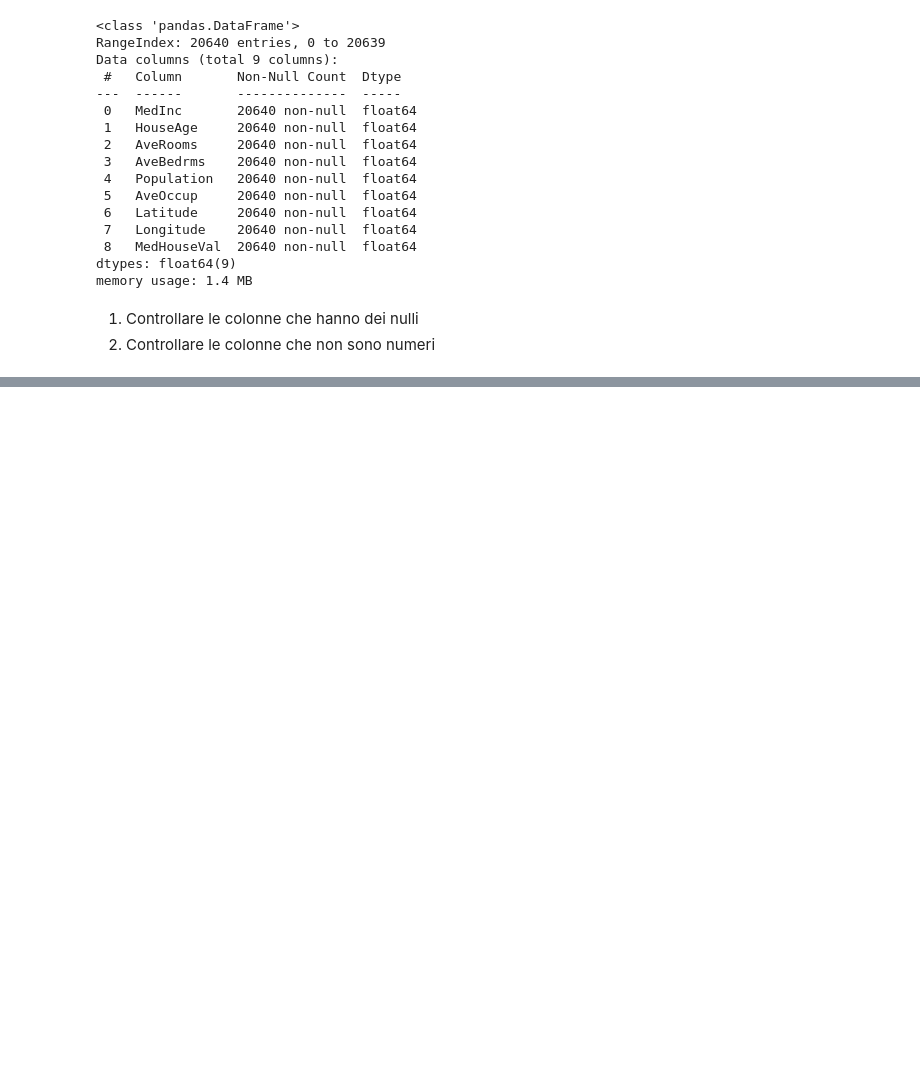
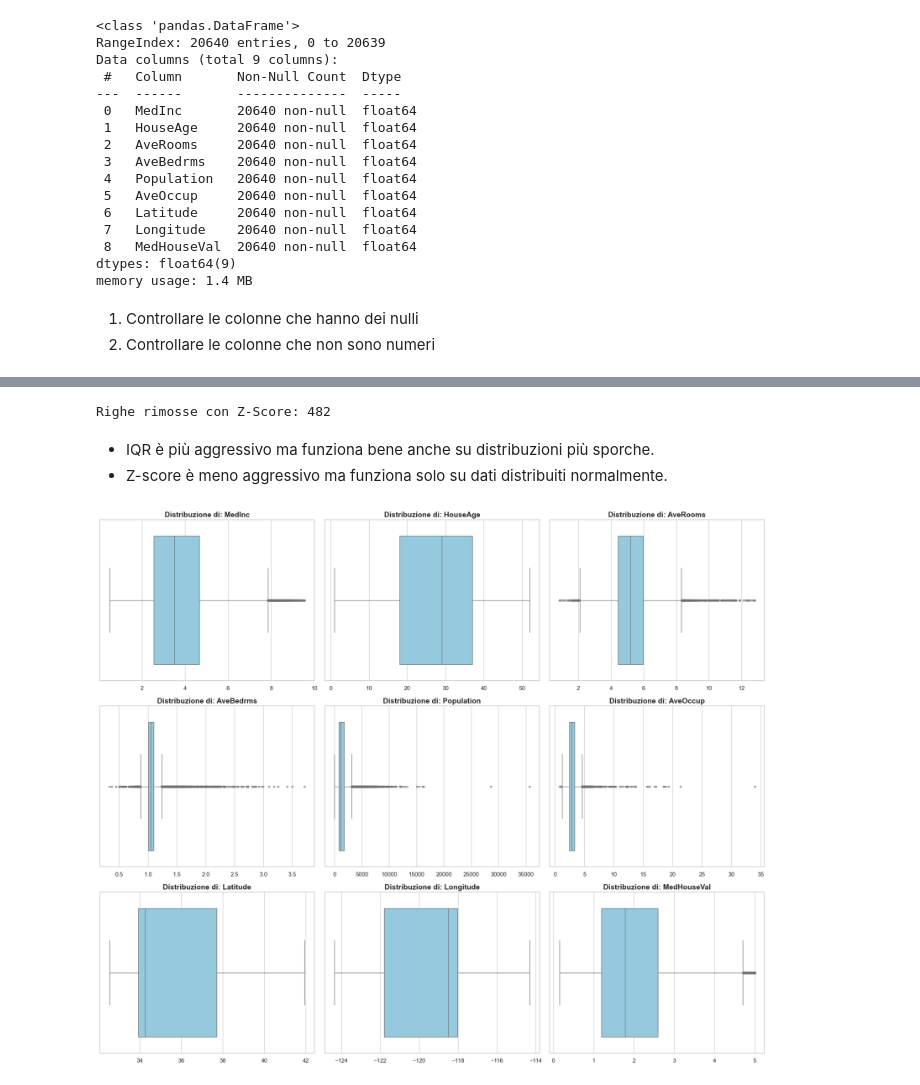
Before and after one commit to VeronicaVeneroso/Deposito_Veneroso, a Jupyter notebook: Corso_Python/Marzo/02_Lunedi/California.ipynb, the cells around one changed output, grey strips where cells are left out. Cells and saved outputs as stored; diff of their text form; code cells hidden in the pictures; blank space fills up the shorter version.

```diff
--- a/Corso_Python/Marzo/02_Lunedi/California.ipynb
+++ b/Corso_Python/Marzo/02_Lunedi/California.ipynb
@@ -61,0 +135,38 @@ memory usage: 1.4 MB
+# %%
+import numpy as np
+from scipy import stats
+
+def remove_outliers_zscore(data, columns, threshold=3):
+    df_clean = data.copy()
+    # Calcoliamo lo Z-score assoluto per ogni colonna selezionata
+    z_scores = np.abs(stats.zscore(df_clean[columns]))
+
+    # Teniamo solo le righe dove TUTTE le colonne hanno Z < threshold
+    filtered_entries = (z_scores < threshold).all(axis=1)
+    return df_clean[filtered_entries]
+
+# Applicazione
+df_zscore = remove_outliers_zscore(df, ['MedInc', 'AveRooms', 'AveOccup'])
+print(f"Righe rimosse con Z-Score: {len(df) - len(df_zscore)}")
+# %% [output]
+Righe rimosse con Z-Score: 482
+# %% [markdown]
+- IQR è più aggressivo ma funziona bene anche su distribuzioni più sporche.
+- Z-score è meno aggressivo ma funziona solo su dati distribuiti normalmente.
+# %%
+import matplotlib.pyplot as plt
+import seaborn as sns
+
+sns.set_theme(style="whitegrid")
+fig, axes = plt.subplots(nrows=3, ncols=3, figsize=(18, 15))
+axes = axes.flatten()
+
+for i, col in enumerate(df_zscore.columns):
+    sns.boxplot(x=df_zscore[col], ax=axes[i], color='skyblue', fliersize=3)
+    axes[i].set_title(f'Distribuzione di: {col}', fontsize=14, fontweight='bold')
+    axes[i].set_xlabel('')
+
+plt.tight_layout()
+plt.show()
+# %% [output]
+[figure, added]
```
Also changed, not shown: parts of 26 cells of this notebook.
